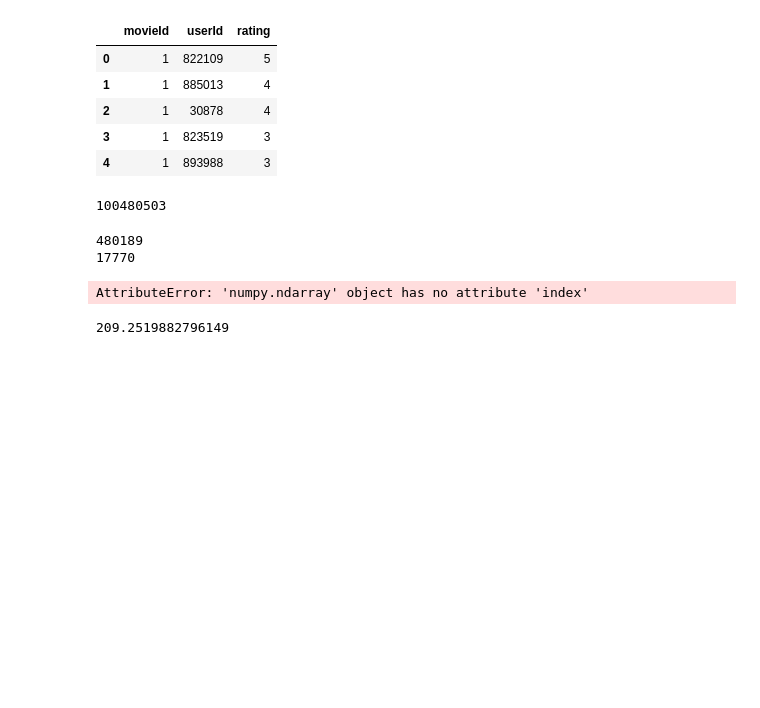
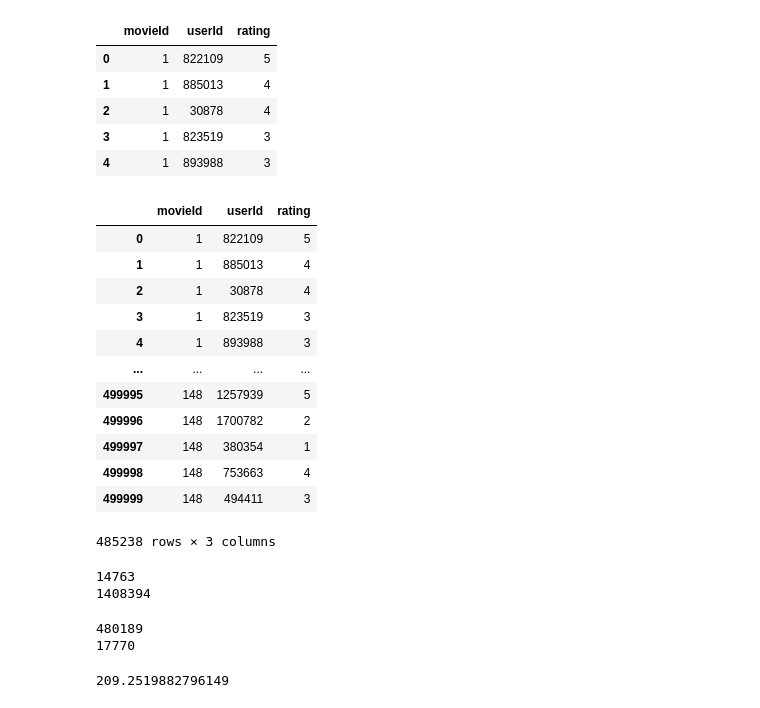
Before and after one commit to sbarrios93/ml-booth-netflix-prediction, a Jupyter notebook: final_project_jupyter_v3.ipynb, the cells around one changed output. Drawn from its saved outputs; the diff is of its cells as text; code cells hidden in the pictures; blank space fills up the shorter version.

Commit message:
Added testing against probe

```diff
--- a/final_project_jupyter_v3.ipynb
+++ b/final_project_jupyter_v3.ipynb
@@ -28,7 +28,28 @@ Ratings.head()
 | 2 | 1 | 30878 | 4 |
 | 3 | 1 | 823519 | 3 |
 | 4 | 1 | 893988 | 3 |
-# %%
-len(Ratings)
-# %% [output]
-100480503
+# %%
+RatingsTest = pd.read_csv('data/parsed_probe.txt')
+# %%
+RatingsTest.columns = ['movieId', 'userId']
+# %%
+df_all = Ratings[:500000].merge(RatingsTest, on=['movieId','userId'],
+                   how='left', indicator=True)
+
+RatingsTrain = df_all[df_all['_merge'] == 'left_only']
+RatingsTrain = RatingsTrain[['movieId', 'userId', 'rating']]
+RatingsTrain
+# %% [output]
+|  | movieId | userId | rating |
+| 0 | 1 | 822109 | 5 |
+| 1 | 1 | 885013 | 4 |
+| 2 | 1 | 30878 | 4 |
+| 3 | 1 | 823519 | 3 |
+| 4 | 1 | 893988 | 3 |
+| ... | ... | ... | ... |
+| 499995 | 148 | 1257939 | 5 |
+| 499996 | 148 | 1700782 | 2 |
+| 499997 | 148 | 380354 | 1 |
+| 499998 | 148 | 753663 | 4 |
+| 499999 | 148 | 494411 | 3 |
+485238 rows × 3 columns
@@ -35,13 +58,15 @@ len(Ratings)
+# %%
+print(len(Ratings)-len(RatingsTrain))
+print(len(RatingsTest))
+# %% [output]
+14763
+1408394
 # %%
 print(len(np.unique(Ratings['userId'])))
 print(len(np.unique(Ratings['movieId'])))
 # %% [output]
 480189
 17770
-# %%
-distinct_movies.index(100)
-# %% [output]
-AttributeError: 'numpy.ndarray' object has no attribute 'index'
 # %%
 import statistics
 ratings_per_user = Ratings.groupby('userId')['rating'].count()
```
Also changed, not shown: parts of 6 cells of this notebook.
